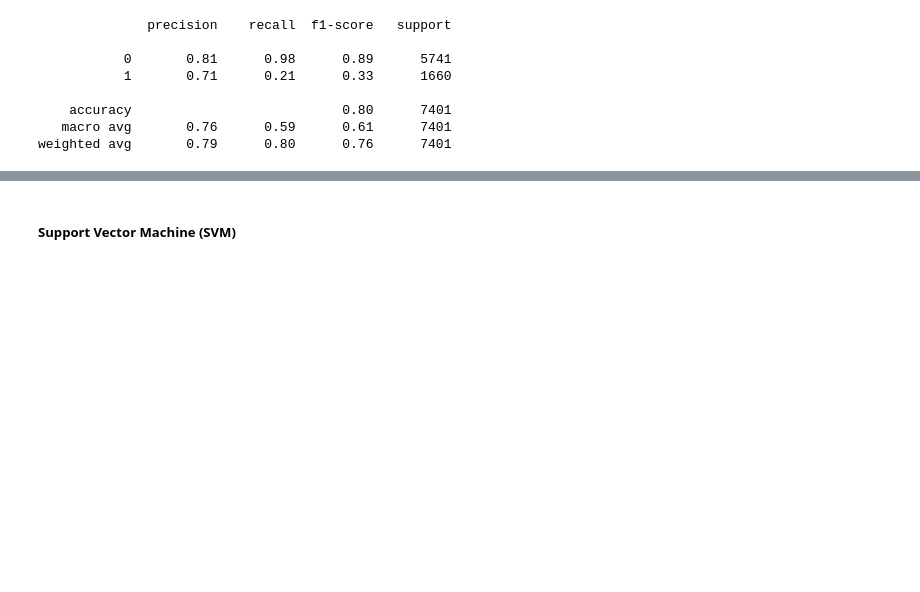
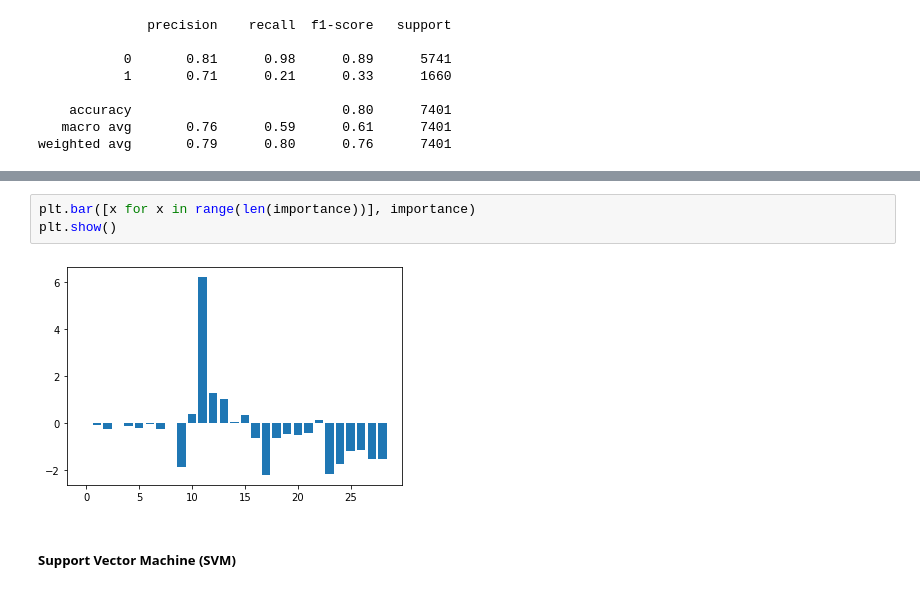
Before and after one commit to Bryan-Suelo/machine_learning, a Jupyter notebook: default_credit_card_clients/default_credit_card.ipynb, the cells around one changed output, grey strips where cells are left out. Saved outputs shown, nothing was run; the diff lists cells and outputs as text; blank space fills up the shorter version.

```diff
--- a/default_credit_card_clients/default_credit_card.ipynb
+++ b/default_credit_card_clients/default_credit_card.ipynb
@@ -889,3 +925,8 @@ weighted avg       0.79      0.80      0.76      7401
+# %%
+plt.bar([x for x in range(len(importance))], importance)
+plt.show()
+# %% [output]
+[figure, added]
 # %% [markdown]
 ##### Support Vector Machine (SVM)
 # %%
```
Also changed, not shown: parts of 7 cells of this notebook.
